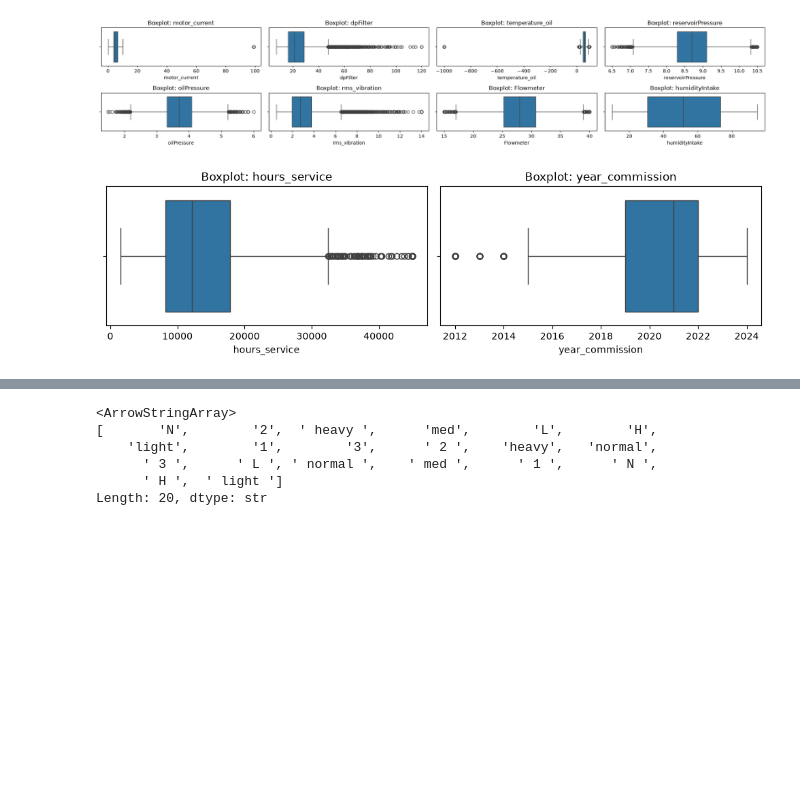
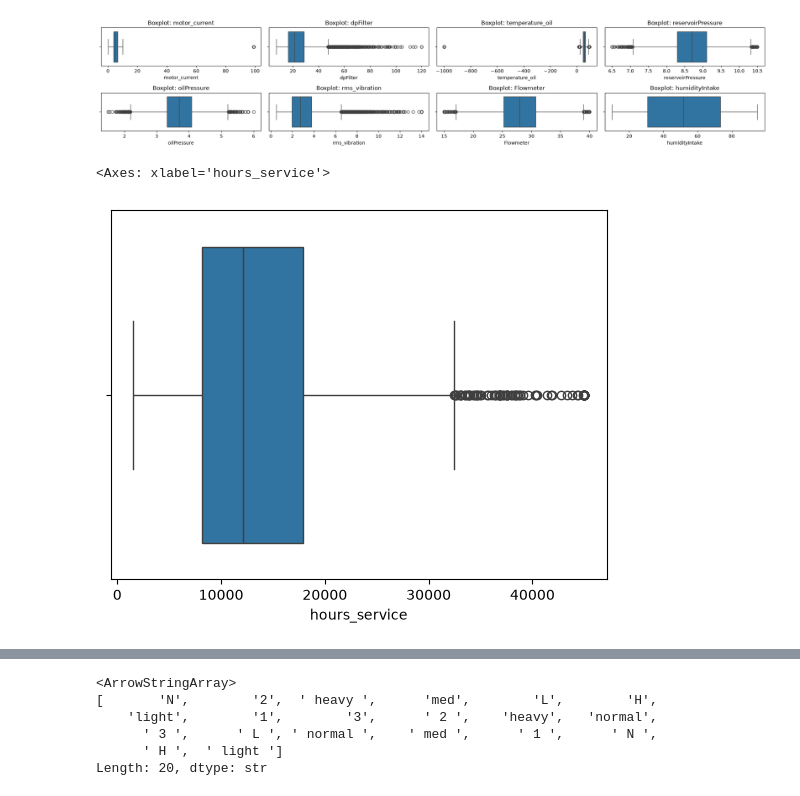
Before and after one commit to Langos428/IAU_projekt, a Jupyter notebook: projekt.ipynb, the cells around one changed output, grey strips where cells are left out. Saved outputs shown, nothing was run; the diff lists cells and outputs as text; code cells hidden in the pictures; blank space fills up the shorter version.

```diff
--- a/projekt.ipynb
+++ b/projekt.ipynb
@@ -305,9 +246,10 @@ plot_numeric_distributions(readings_df, readings_numeric_cols, rows=2, cols=4, f
 # %% [output]
 [figure]
 # %%
-plot_numeric_distributions(units_df, units_numeric_cols, rows=1, cols=2, figsize=(10, 3))
+sns.boxplot(data=units_df, x="hours_service")
 # %% [output]
+<Axes: xlabel='hours_service'>
-[figure, old version]
+[figure, new version]
 # %% [markdown]
 #### `motor_current`
 Hodnoty prúdu motora sa primárne nachádzajú približne v rozsahu od 0 do 10, pričom najväčšia koncentrácia hodnôt je približne medzi 3 a 7. Medián je  5,12 a priemer 5,33. Maximálna hodnota je 99 čo je pravdepodobne outlier. Na histograme sú hodnoty koncentrované v dolnej časti rozsahu a pravostranné vychýlenie je spôsobené jednou vysokou odľahlou hodnotou.
```
Also changed, not shown: parts of 31 cells of this notebook.
